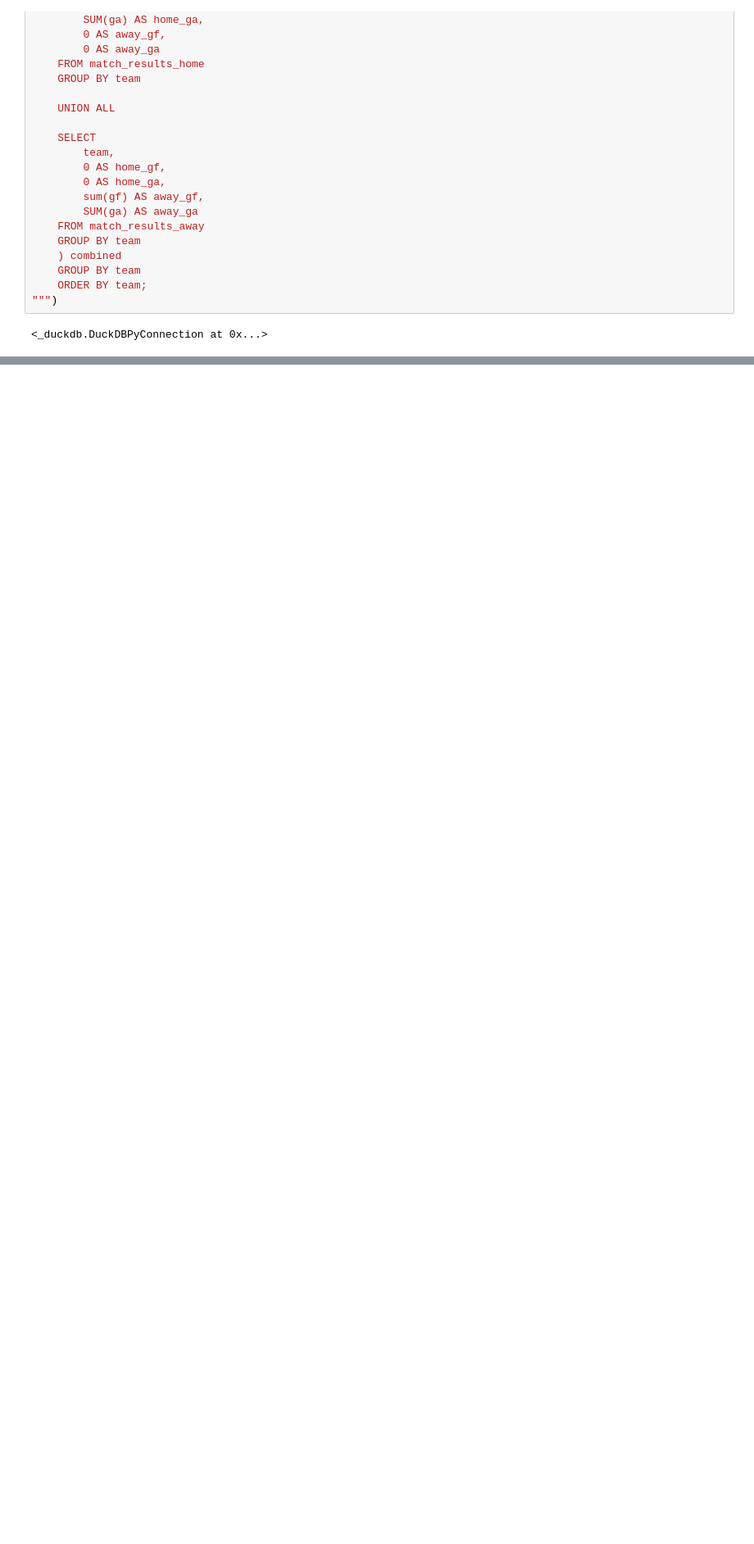
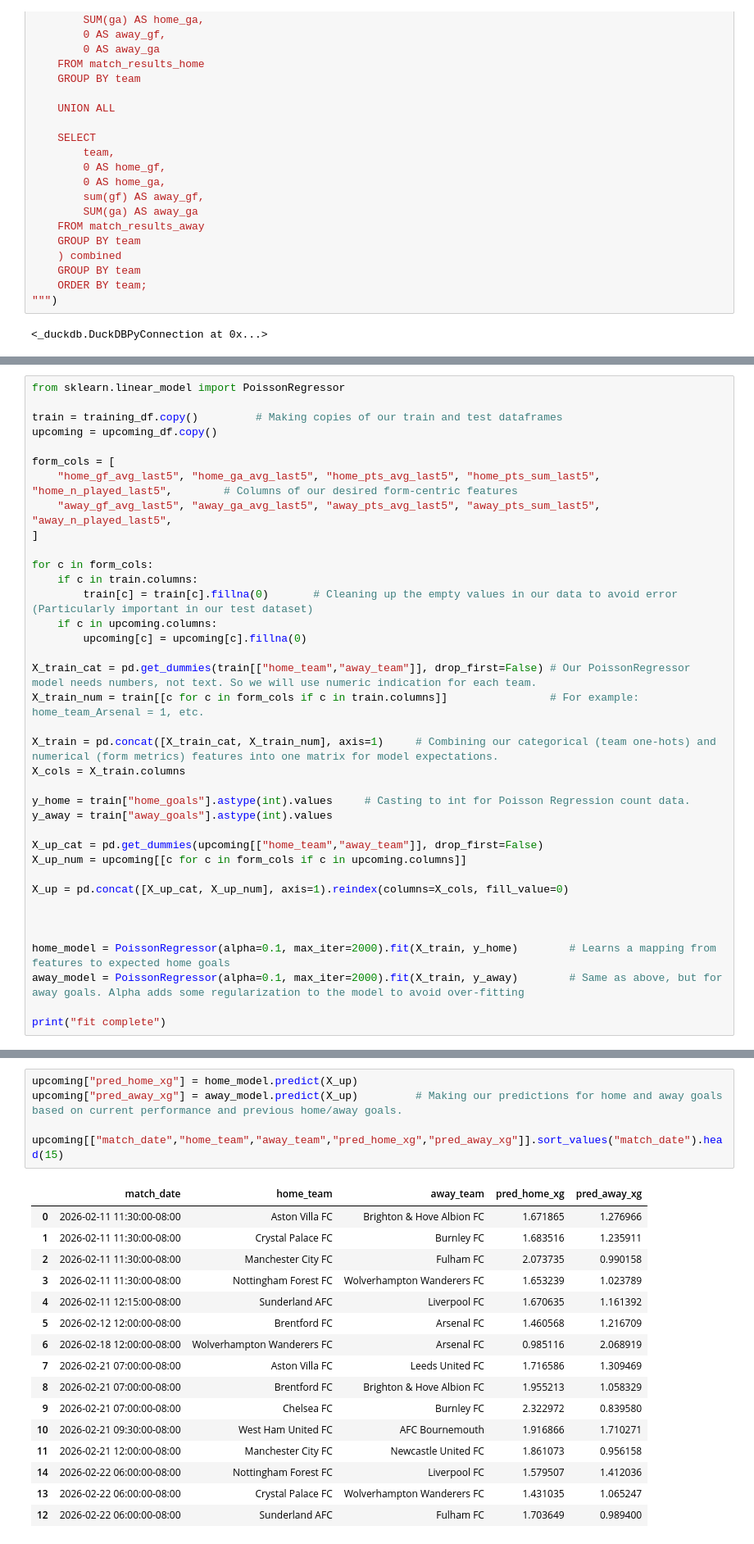
Before and after one commit to AryaAzari/EPL-Predictor, a Jupyter notebook: epl_predictor/notebooks/epl_predictor.ipynb, the cells around one changed output, grey strips where cells are left out. Shown at 82% size. Drawn from its saved outputs; the diff is of its cells as text; blank space fills up the shorter version.

```diff
--- a/epl_predictor/notebooks/epl_predictor.ipynb
+++ b/epl_predictor/notebooks/epl_predictor.ipynb
@@ -419,0 +621,37 @@ print(matches_df.head())
+# %%
+from sklearn.linear_model import PoissonRegressor
+
+train = training_df.copy()         # Making copies of our train and test dataframes
+upcoming = upcoming_df.copy()
+
+form_cols = [
+    "home_gf_avg_last5", "home_ga_avg_last5", "home_pts_avg_last5", "home_pts_sum_last5", "home_n_played_last5",        # Columns of our desired form-centric features
+    "away_gf_avg_last5", "away_ga_avg_last5", "away_pts_avg_last5", "away_pts_sum_last5", "away_n_played_last5",
+]
+
+for c in form_cols:
+    if c in train.columns:
+        train[c] = train[c].fillna(0)       # Cleaning up the empty values in our data to avoid error (Particularly important in our test dataset)
+    if c in upcoming.columns:
+        upcoming[c] = upcoming[c].fillna(0)
+
+X_train_cat = pd.get_dummies(train[["home_team","away_team"]], drop_first=False) # Our PoissonRegressor model needs numbers, not text. So we will use numeric indication for each team.
+X_train_num = train[[c for c in form_cols if c in train.columns]]                # For example: home_team_Arsenal = 1, etc.
+
+X_train = pd.concat([X_train_cat, X_train_num], axis=1)     # Combining our categorical (team one-hots) and numerical (form metrics) features into one matrix for model expectations.
+X_cols = X_train.columns
+
+y_home = train["home_goals"].astype(int).values     # Casting to int for Poisson Regression count data.
+y_away = train["away_goals"].astype(int).values
+
+X_up_cat = pd.get_dummies(upcoming[["home_team","away_team"]], drop_first=False)
+X_up_num = upcoming[[c for c in form_cols if c in upcoming.columns]]
+
+X_up = pd.concat([X_up_cat, X_up_num], axis=1).reindex(columns=X_cols, fill_value=0)
+
+
+
+home_model = PoissonRegressor(alpha=0.1, max_iter=2000).fit(X_train, y_home)        # Learns a mapping from features to expected home goals
+away_model = PoissonRegressor(alpha=0.1, max_iter=2000).fit(X_train, y_away)        # Same as above, but for away goals. Alpha adds some regularization to the model to avoid over-fitting
+
+print("fit complete")
@@ -419,0 +660,22 @@ print(matches_df.head())
+# %%
+upcoming["pred_home_xg"] = home_model.predict(X_up)
+upcoming["pred_away_xg"] = away_model.predict(X_up)         # Making our predictions for home and away goals based on current performance and previous home/away goals.
+
+upcoming[["match_date","home_team","away_team","pred_home_xg","pred_away_xg"]].sort_values("match_date").head(15)
+# %% [output]
+|  | match_date | home_team | away_team | pred_home_xg | pred_away_xg |
+| 0 | 2026-02-11 11:30:00-08:00 | Aston Villa FC | Brighton & Hove Albion FC | 1.671865 | 1.276966 |
+| 1 | 2026-02-11 11:30:00-08:00 | Crystal Palace FC | Burnley FC | 1.683516 | 1.235911 |
+| 2 | 2026-02-11 11:30:00-08:00 | Manchester City FC | Fulham FC | 2.073735 | 0.990158 |
+| 3 | 2026-02-11 11:30:00-08:00 | Nottingham Forest FC | Wolverhampton Wanderers FC | 1.653239 | 1.023789 |
+| 4 | 2026-02-11 12:15:00-08:00 | Sunderland AFC | Liverpool FC | 1.670635 | 1.161392 |
+| 5 | 2026-02-12 12:00:00-08:00 | Brentford FC | Arsenal FC | 1.460568 | 1.216709 |
+| 6 | 2026-02-18 12:00:00-08:00 | Wolverhampton Wanderers FC | Arsenal FC | 0.985116 | 2.068919 |
+| 7 | 2026-02-21 07:00:00-08:00 | Aston Villa FC | Leeds United FC | 1.716586 | 1.309469 |
+| 8 | 2026-02-21 07:00:00-08:00 | Brentford FC | Brighton & Hove Albion FC | 1.955213 | 1.058329 |
+| 9 | 2026-02-21 07:00:00-08:00 | Chelsea FC | Burnley FC | 2.322972 | 0.839580 |
+| 10 | 2026-02-21 09:30:00-08:00 | West Ham United FC | AFC Bournemouth | 1.916866 | 1.710271 |
+| 11 | 2026-02-21 12:00:00-08:00 | Manchester City FC | Newcastle United FC | 1.861073 | 0.956158 |
+| 14 | 2026-02-22 06:00:00-08:00 | Nottingham Forest FC | Liverpool FC | 1.579507 | 1.412036 |
+| 13 | 2026-02-22 06:00:00-08:00 | Crystal Palace FC | Wolverhampton Wanderers FC | 1.431035 | 1.065247 |
+| 12 | 2026-02-22 06:00:00-08:00 | Sunderland AFC | Fulham FC | 1.703649 | 0.989400 |
```
Also changed, not shown: parts of 24 cells of this notebook.
